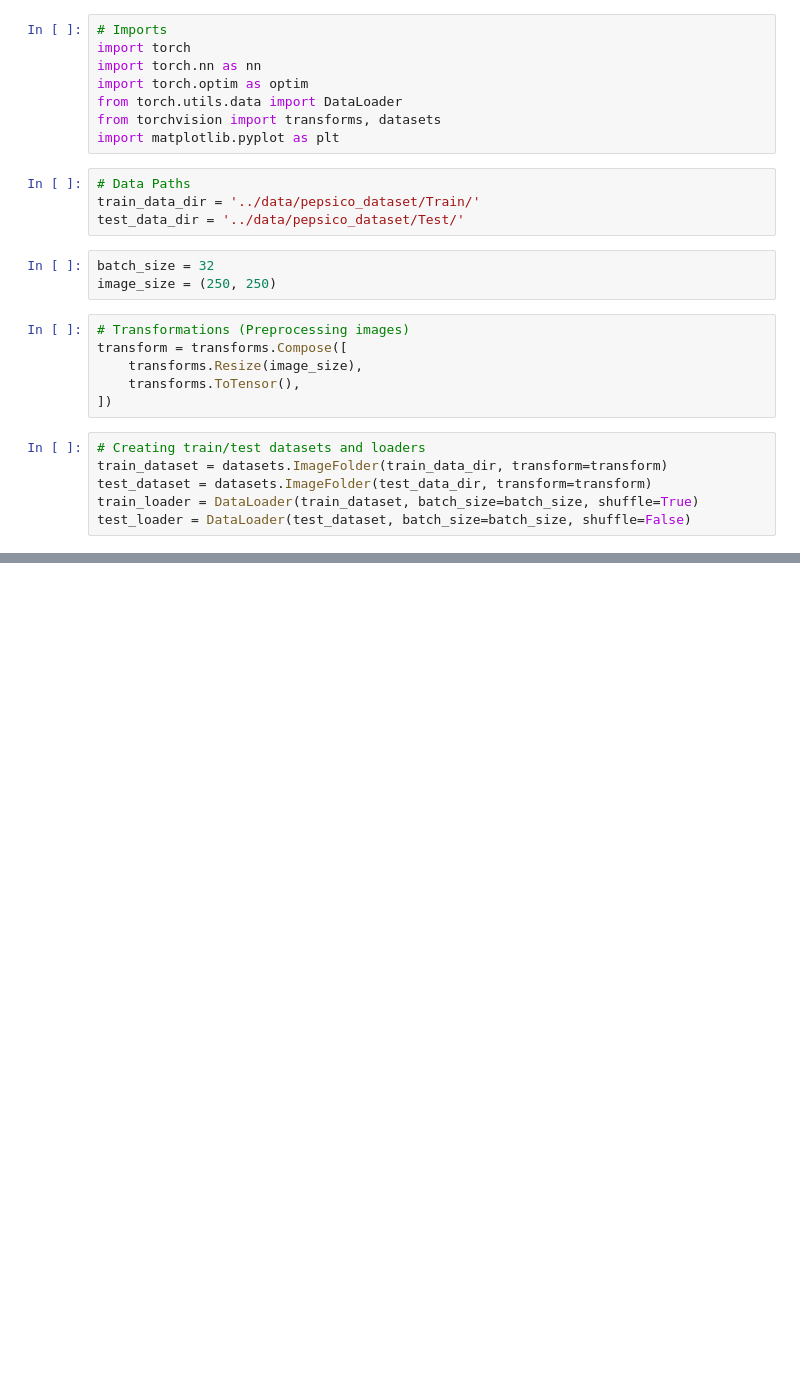
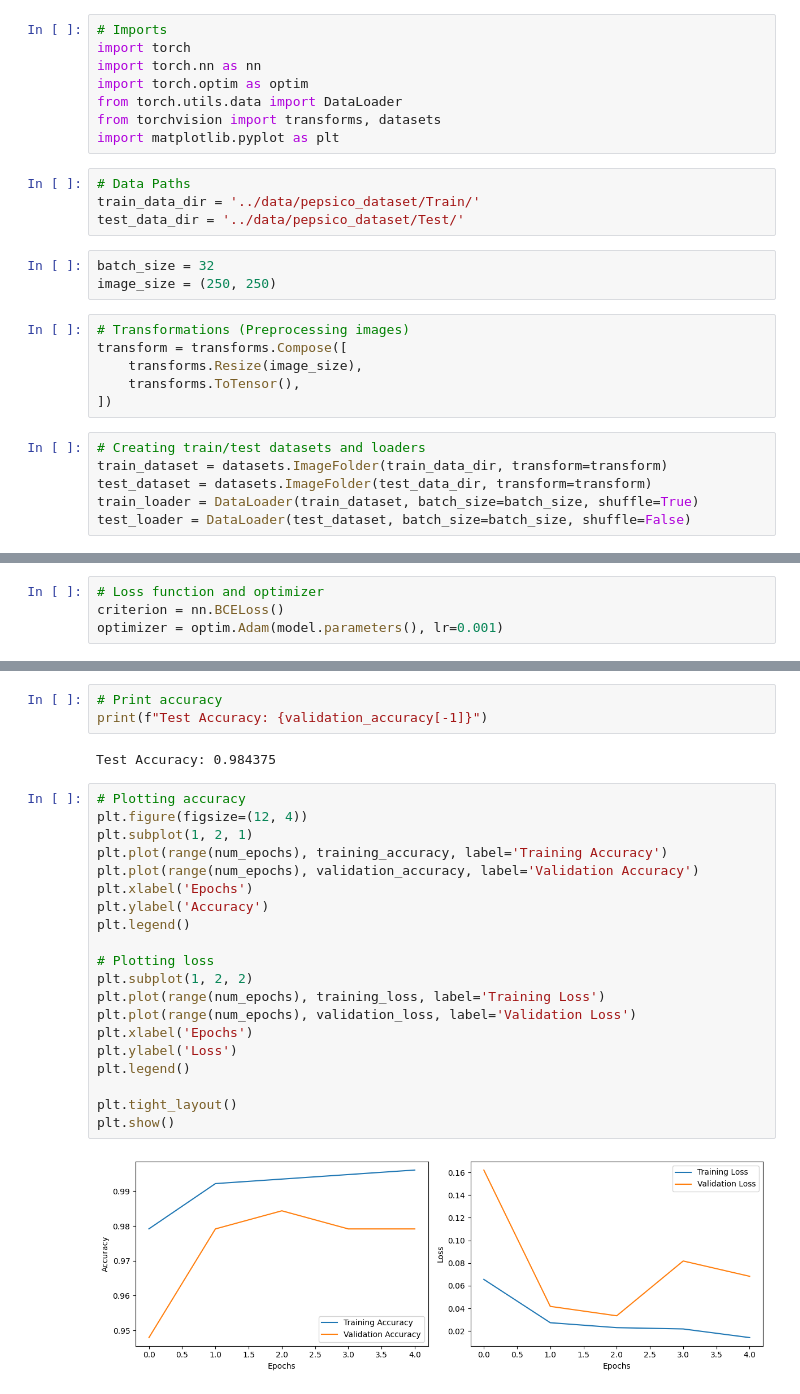
Before and after one commit to DeepThePatel/Binary-Classification-on-Images, a Jupyter notebook: code/pytorch-classification.ipynb, the cells around one changed output, grey strips where cells are left out. Saved outputs shown, nothing was run; the diff lists cells and outputs as text; blank space fills up the shorter version.

```diff
--- a/code/pytorch-classification.ipynb
+++ b/code/pytorch-classification.ipynb
@@ -51,0 +74,4 @@ test_loader = DataLoader(test_dataset, batch_size=batch_size, shuffle=False)
+# %%
+# Loss function and optimizer
+criterion = nn.BCELoss()
+optimizer = optim.Adam(model.parameters(), lr=0.001)
@@ -51,0 +134,27 @@ test_loader = DataLoader(test_dataset, batch_size=batch_size, shuffle=False)
+# %%
+# Print accuracy
+print(f"Test Accuracy: {validation_accuracy[-1]}")
+# %% [output]
+Test Accuracy: 0.984375
+# %%
+# Plotting accuracy
+plt.figure(figsize=(12, 4))
+plt.subplot(1, 2, 1)
+plt.plot(range(num_epochs), training_accuracy, label='Training Accuracy')
+plt.plot(range(num_epochs), validation_accuracy, label='Validation Accuracy')
+plt.xlabel('Epochs')
+plt.ylabel('Accuracy')
+plt.legend()
+
+# Plotting loss
+plt.subplot(1, 2, 2)
+plt.plot(range(num_epochs), training_loss, label='Training Loss')
+plt.plot(range(num_epochs), validation_loss, label='Validation Loss')
+plt.xlabel('Epochs')
+plt.ylabel('Loss')
+plt.legend()
+
+plt.tight_layout()
+plt.show()
+# %% [output]
+[figure, added]
```
Also changed, not shown: parts of 3 cells of this notebook, 1 other file.
